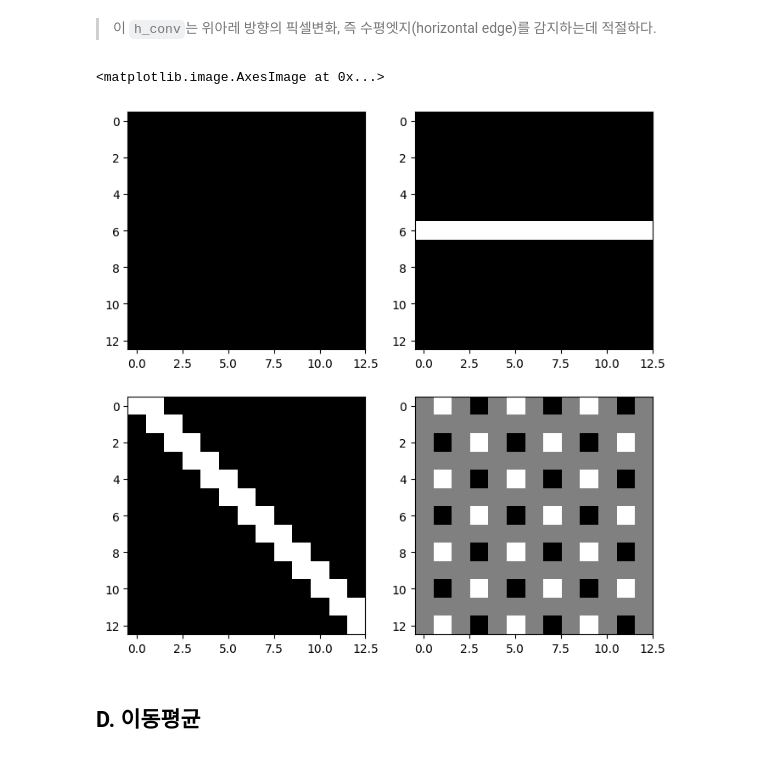
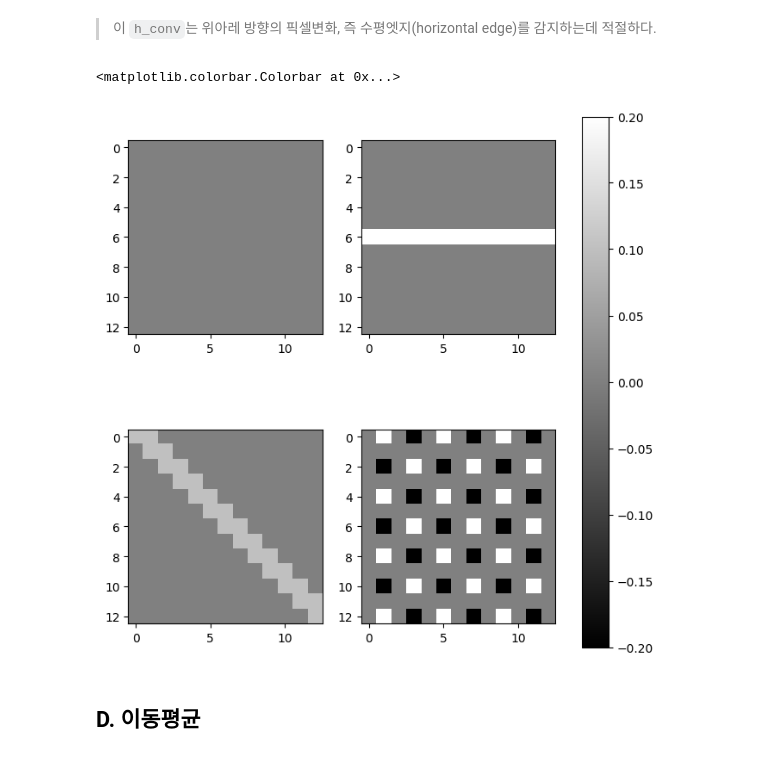
Before and after one commit to guebin/DL2026, a Jupyter notebook: posts/12wk-draft.ipynb, the cells around one changed output. Cells and saved outputs as stored; diff of their text form; code cells hidden in the pictures.

```diff
--- a/posts/12wk-draft.ipynb
+++ b/posts/12wk-draft.ipynb
@@ -116,14 +152,15 @@ h_conv.weight.data = torch.tensor([[[
 # %%
 fig, axs = plt.subplots(2,2)
 fig.set_figheight(8)
 fig.set_figwidth(8)
-axs[0][0].imshow(h_conv(imgs)[0].squeeze().data,cmap="gray")
-axs[0][1].imshow(h_conv(imgs)[1].squeeze().data,cmap="gray")
-axs[1][0].imshow(h_conv(imgs)[2].squeeze().data,cmap="gray")
-axs[1][1].imshow(h_conv(imgs)[3].squeeze().data,cmap="gray")
+aa = axs[0][0].imshow(h_conv(imgs)[0].squeeze().data,cmap="gray", vmin=-0.2, vmax=0.2)
+ab = axs[0][1].imshow(h_conv(imgs)[1].squeeze().data,cmap="gray", vmin=-0.2, vmax=0.2)
+ba = axs[1][0].imshow(h_conv(imgs)[2].squeeze().data,cmap="gray", vmin=-0.2, vmax=0.2)
+bb = axs[1][1].imshow(h_conv(imgs)[3].squeeze().data,cmap="gray", vmin=-0.2, vmax=0.2)
+fig.colorbar(aa, ax=axs)
 # %% [output]
-<matplotlib.image.AxesImage at 0x...>
+<matplotlib.colorbar.Colorbar at 0x...>
-[figure, old version]
+[figure, new version]
 # %% [markdown]
 ## D. 이동평균
 # %%
```
Also changed, not shown: parts of 27 cells of this notebook, 29 other files.
